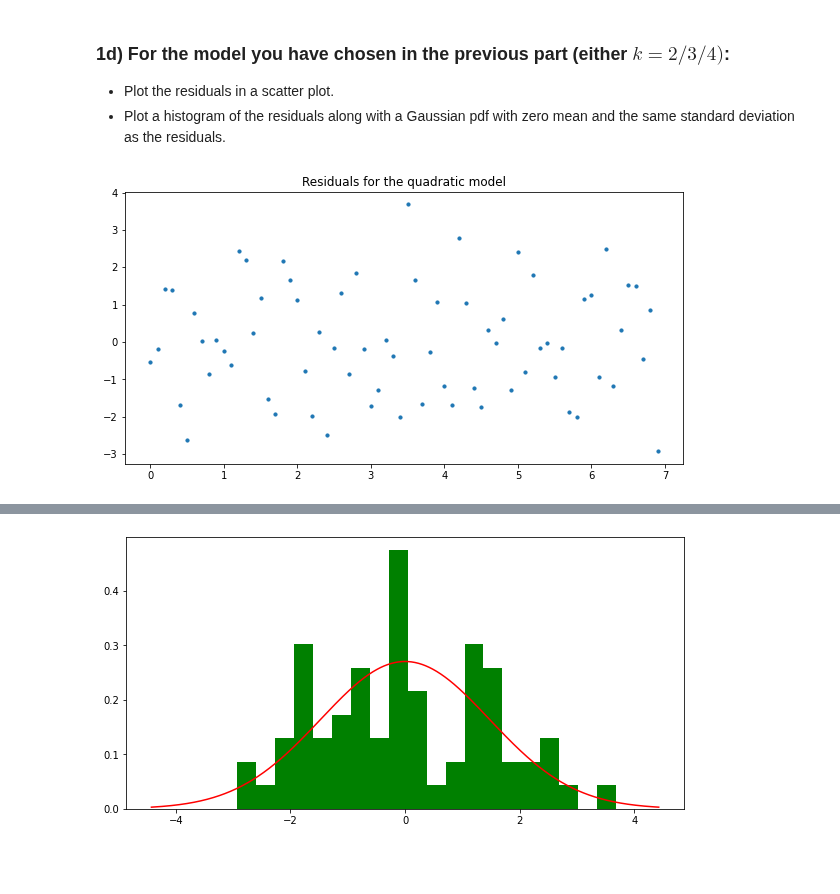
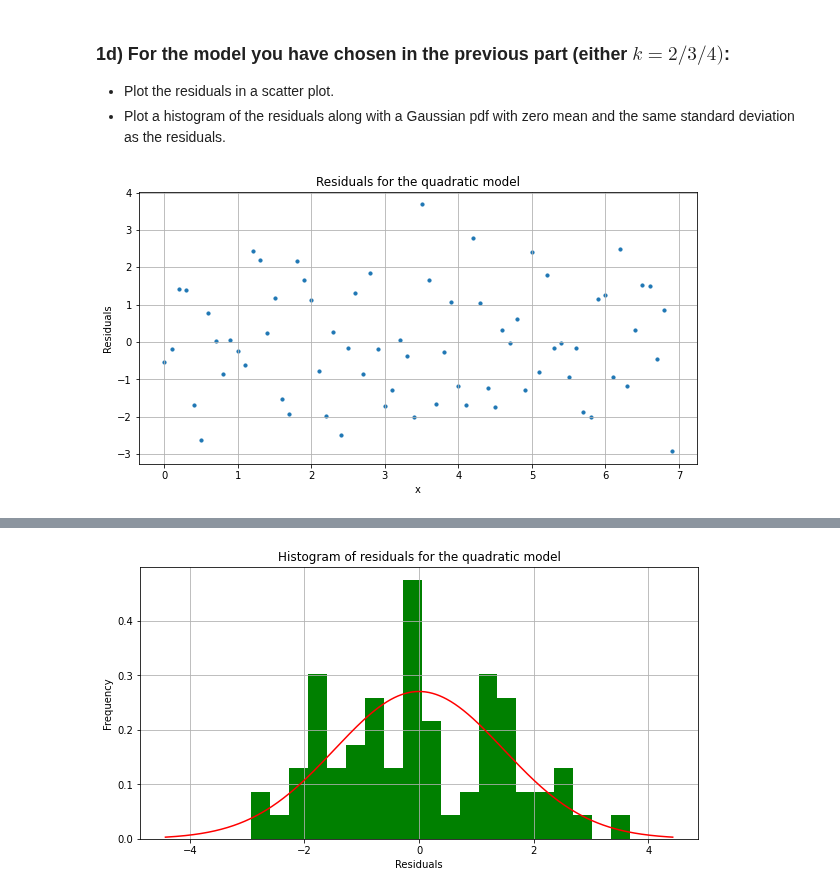
Before and after one commit to lpender3672/MEng-CW, a Jupyter notebook: IB/Data_Science/Exercises/01 Exercise Notebook 1.ipynb, the cells around one changed output, grey strips where cells are left out. Saved outputs shown, nothing was run; the diff lists cells and outputs as text; code cells hidden in the pictures; blank space fills up the shorter version.

```diff
--- a/IB/Data_Science/Exercises/01 Exercise Notebook 1.ipynb
+++ b/IB/Data_Science/Exercises/01 Exercise Notebook 1.ipynb
@@ -6,3 +6,11 @@ We first load a dataset and examine its dimensions.
 # If you are running this on Google Colab, uncomment and run the following lines; otherwise ignore this cell
 # from google.colab import drive
 # drive.mount('/content/drive')
+# %%
+import math
+import numpy as np
+import matplotlib.pyplot as plt
+
+
+plt.rcParams['figure.facecolor'] = 'white'
+plt.tight_layout()
@@ -121,6 +133,9 @@ x = xy_data[:,0]
 plt.rcParams['figure.figsize'] = [10, 5]
 plt.scatter(x, res_2, s=10)
 plt.title('Residuals for the quadratic model')
+plt.xlabel('x')
+plt.ylabel('Residuals')
+plt.grid()
 plt.show()
 
 print('Mean of residuals for quadratic model = ', np.round(np.mean(res_2), 3),
@@ -133,6 +148,10 @@ n, bins, patches = plt.hist(res_2, bins=20, density=True, facecolor='green');
 res_2_stdev = np.std(res_2)  #standard deviation of residuals
 xvals = np.linspace(-3*res_2_stdev,3*res_2_stdev,1000)
 plt.plot(xvals, norm.pdf(xvals, loc=0, scale=res_2_stdev), 'r')
+plt.title('Histogram of residuals for the quadratic model')
+plt.xlabel('Residuals')
+plt.ylabel('Frequency')
+plt.grid()
 plt.show()
 # %% [output]
-[figure, old version]
+[figure, new version]
@@ -140 +159 @@ Mean of residuals for quadratic model =  0.0 Variance of residuals =  2.177
-[figure, old version]
+[figure, new version]
```
Also changed, not shown: parts of 5 cells of this notebook, 3 other files.
